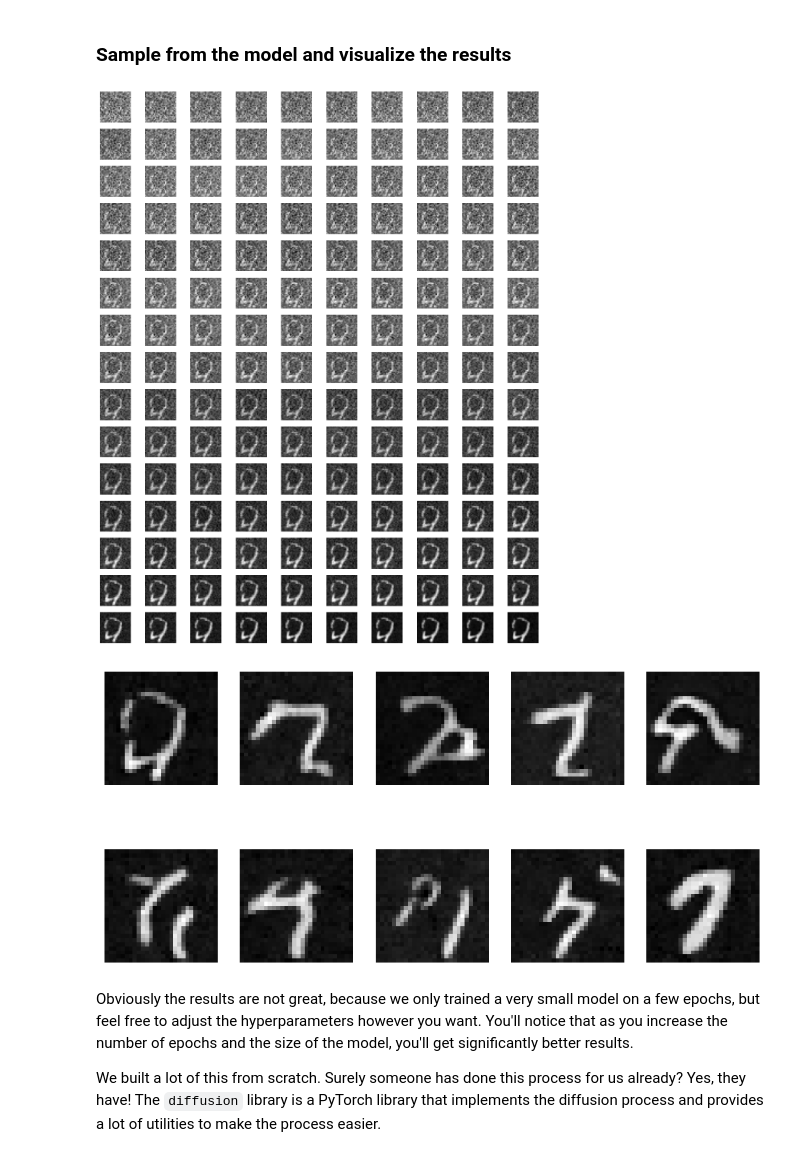
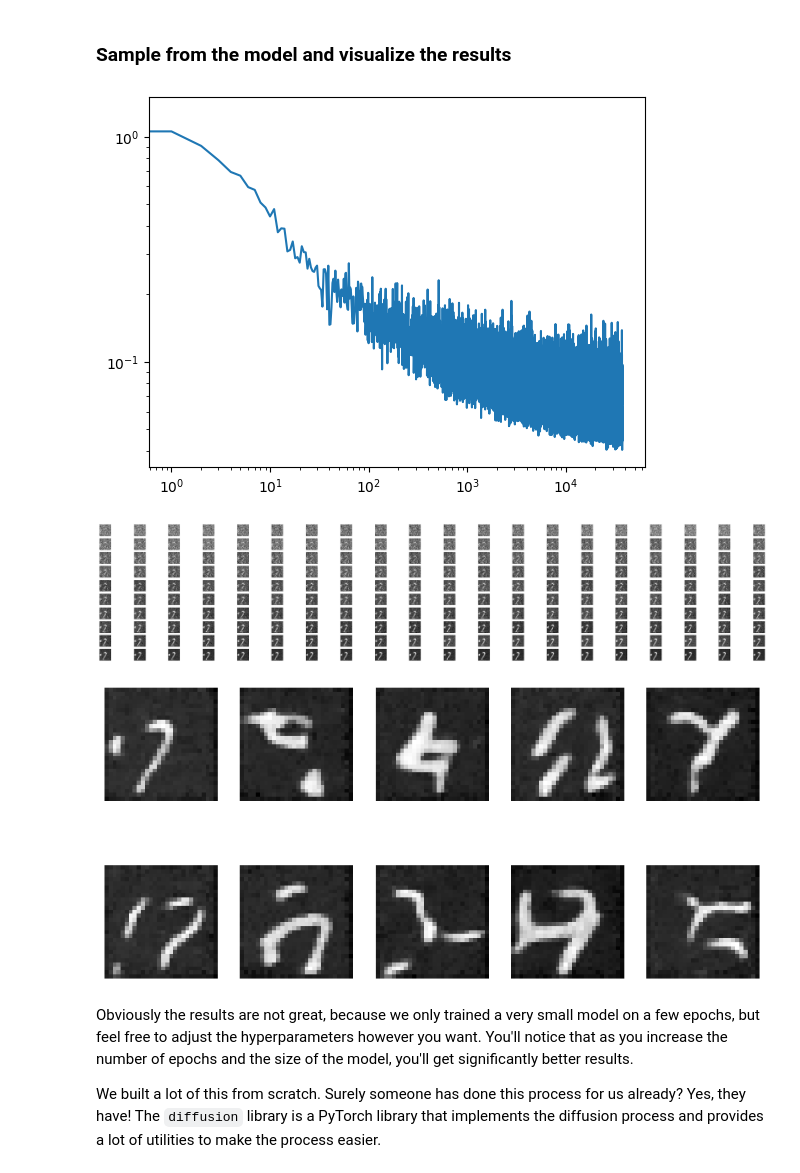
Before and after one commit to acceleratescience/diffusion-models, a Jupyter notebook: notebooks/5_diffusion_part2.ipynb, the cells around one changed output. Drawn from its saved outputs; the diff is of its cells as text; code cells hidden in the pictures.

```diff
--- a/notebooks/5_diffusion_part2.ipynb
+++ b/notebooks/5_diffusion_part2.ipynb
@@ -25,7 +25,7 @@ device = torch.device("cuda" if torch.cuda.is_available() else "cpu")
 # %%
 unet = UNetSmol(input_channels=1,
                 output_channels=1,
-                block_channels=[8,16,32])
+                block_channels=[32,64,128])
 optimizer = optim.AdamW(unet.parameters(), lr=0.001)
 # %% [markdown]
 ### Define the scheduler
@@ -35,7 +35,7 @@ scheduler = DDPM(
     optimizer = optimizer,
     T = 150,
     start = 0.0001,
-    end = 0.03,
+    end = 0.02,
 )
 # %% [markdown]
 ### Train for a few epochs
@@ -57,15 +46,26 @@ results = np.array(results)
+# %%
+# save model
+torch.save(unet.state_dict(), 'unet_mnist3.pth')
+
+plt.loglog(losses)
+plt.show()
+# %% [output]
+[figure, added]
+# %%
+x_ts = scheduler.sample(7, 10)
+x_ts = np.array(x_ts)
 # %%
-plt.figure(figsize=(25,15))
+plt.figure(figsize=(25,5))
 
 single = x_ts[:, 0, :, :]
 
 for t in range(scheduler.T):
     img = single[t].squeeze()
     ax = plt.subplot(10, 20, t + 1)
     ax.axis("off")
     plt.imshow(img, cmap="gray")
 # %% [output]
-[figure, old version]
+[figure, new version]
 # %%
 import matplotlib.pyplot as plt
 
@@ -78,7 +78,7 @@ for i in range(10):
     ax.axis('off')
     plt.imshow(img, cmap='gray')
 # %% [output]
-[figure, old version]
+[figure, new version]
 # %% [markdown]
 Obviously the results are not great, because we only trained a very small model on a few epochs, but feel free to adjust the hyperparameters however you want. You'll notice that as you increase the number of epochs and the size of the model, you'll get significantly better results.
 
```
Also changed, not shown: parts of 1 cell of this notebook, 6 other files.
